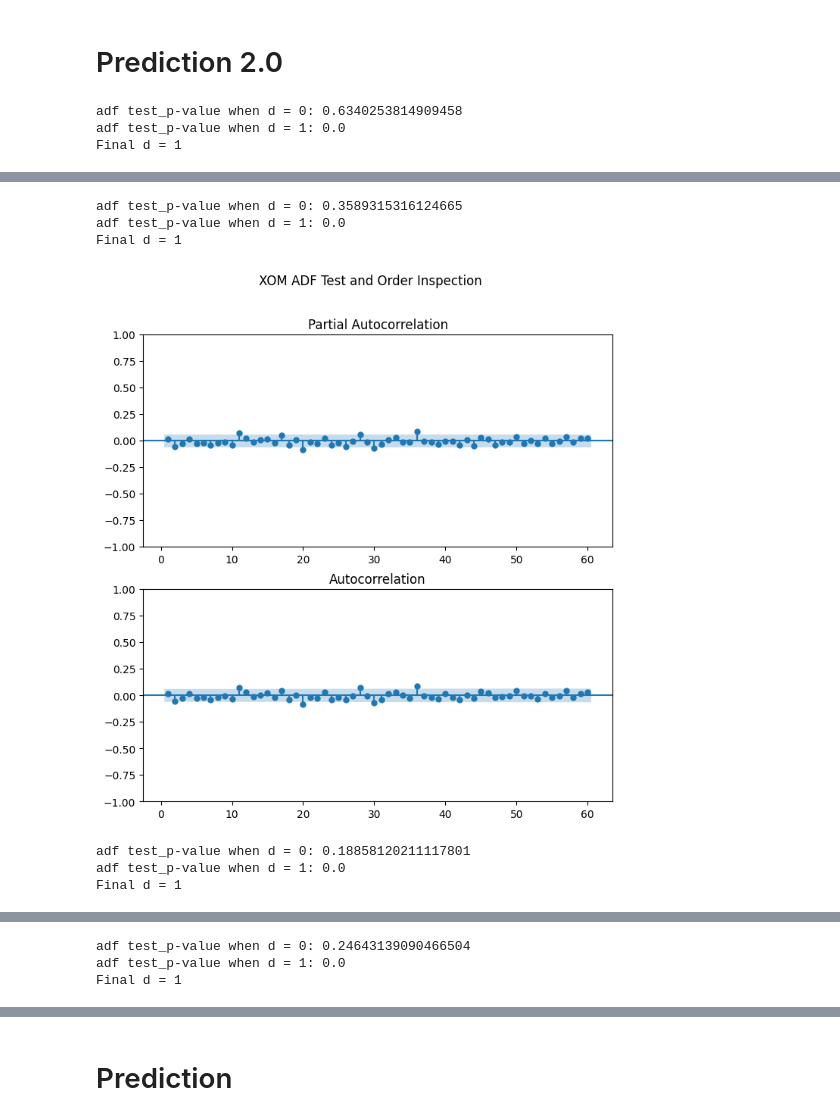
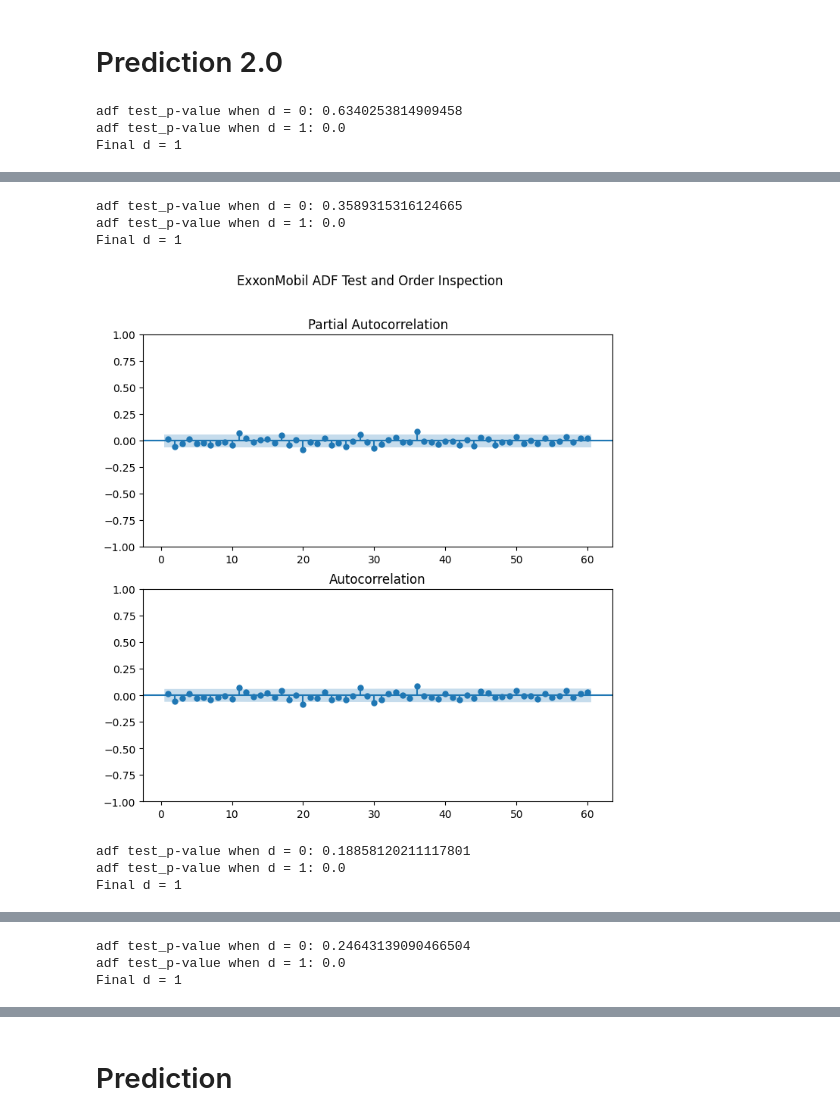
Before and after one commit to Yingtzudai/Energy-Stock, a Jupyter notebook: stock_analysis.ipynb, the cells around one changed output, grey strips where cells are left out. Cells and saved outputs as stored; diff of their text form; code cells hidden in the pictures.

```diff
--- a/stock_analysis.ipynb
+++ b/stock_analysis.ipynb
@@ -387,32 +387,32 @@ See the caveats in the documentation: https://pandas.pydata.org/pandas-docs/stab
 # %%
 
 for ticker in list(tickers_names.keys()):
     df = stock_data[stock_data['ticker'] == ticker]['close']
     adf_result = adfuller(df)[1]
     d = 0
     print(f"adf test_p-value when d = {d}: {adf_result}")
     while adf_result >= 0.05 and d < 2:
         df = df.diff().dropna()
         d += 1
         adf_result = adfuller(df)[1]
         print(f"adf test_p-value when d = {d}: {adf_result}")
     print(f"Final d = {d}")
     fig,(ax1, ax2) = plt.subplots(2, 1, figsize = (8,8))
-    fig.suptitle(f"{ticker} ADF Test and Order Inspection")
+    fig.suptitle(f"{tickers_names[ticker]} ADF Test and Order Inspection")
     ax1.set_title('PACF')
     ax2.set_title('ACF')
     plot_pacf(df, lags = 60, zero = False, ax = ax1)
     plot_acf(df, lags = 60, zero = False, ax = ax2)
     plt.show()
 # %% [output]
 adf test_p-value when d = 0: 0.6340253814909458
 adf test_p-value when d = 1: 0.0
 Final d = 1
 [figure]
 adf test_p-value when d = 0: 0.3589315316124665
 adf test_p-value when d = 1: 0.0
 Final d = 1
-[figure, old version]
+[figure, new version]
 adf test_p-value when d = 0: 0.18858120211117801
 adf test_p-value when d = 1: 0.0
 Final d = 1
```
Also changed, not shown: parts of 5 cells of this notebook.
